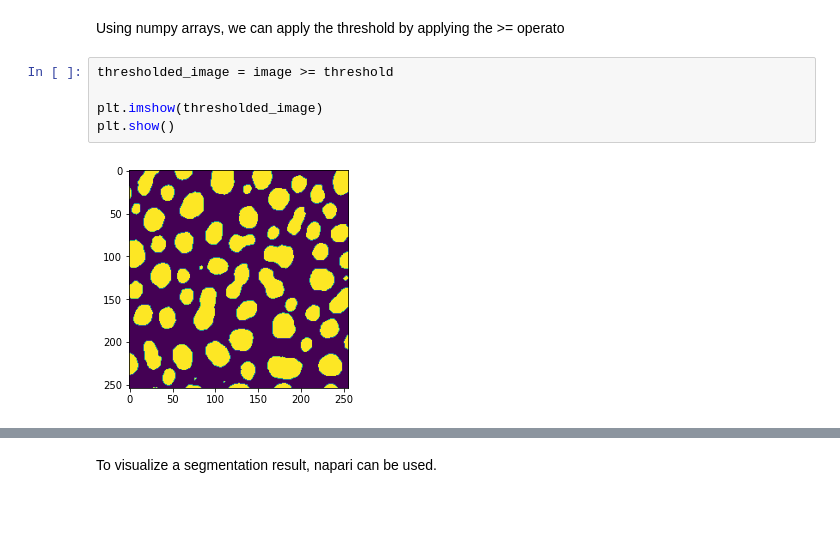
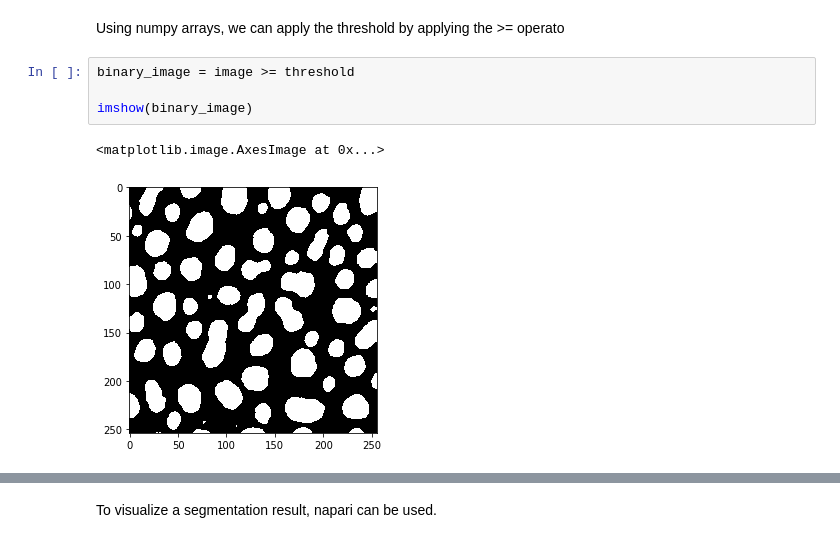
Before and after one commit to BiAPoL/Bio-image_Analysis_with_Python, a Jupyter notebook: image_processing/07_Thresholding.ipynb, the cells around one changed output, grey strips where cells are left out. Drawn from its saved outputs; the diff is of its cells as text; blank space fills up the shorter version.

```diff
--- a/image_processing/07_Thresholding.ipynb
+++ b/image_processing/07_Thresholding.ipynb
@@ -31,9 +26,9 @@ print(threshold)
 # %% [markdown]
 Using numpy arrays, we can apply the threshold by applying the >= operato
 # %%
-thresholded_image = image >= threshold
+binary_image = image >= threshold
 
-plt.imshow(thresholded_image)
-plt.show()
+imshow(binary_image)
 # %% [output]
+<matplotlib.image.AxesImage at 0x...>
-[figure, old version]
+[figure, new version]
```
Also changed, not shown: parts of 9 cells of this notebook, 1 other file.
